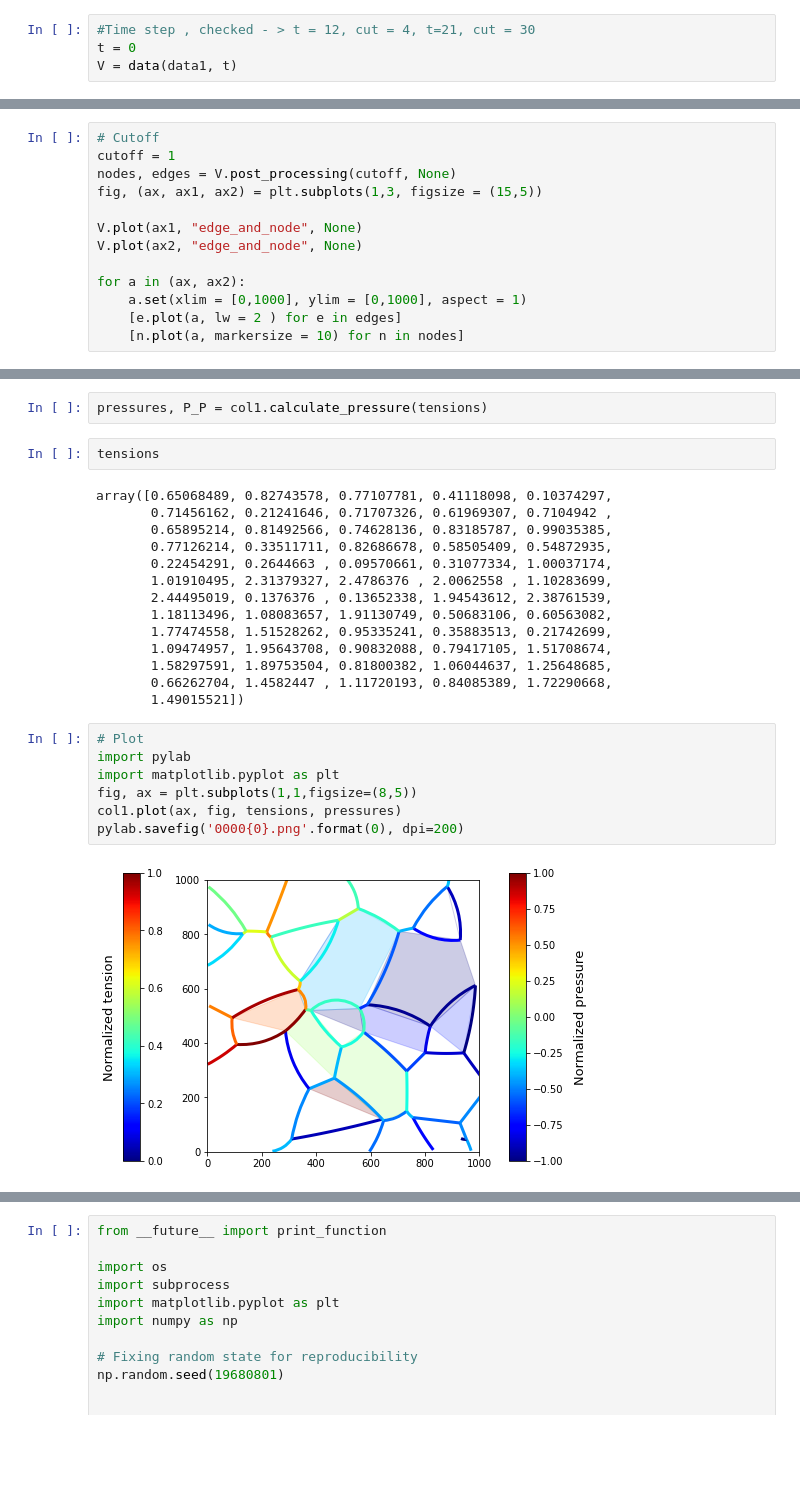
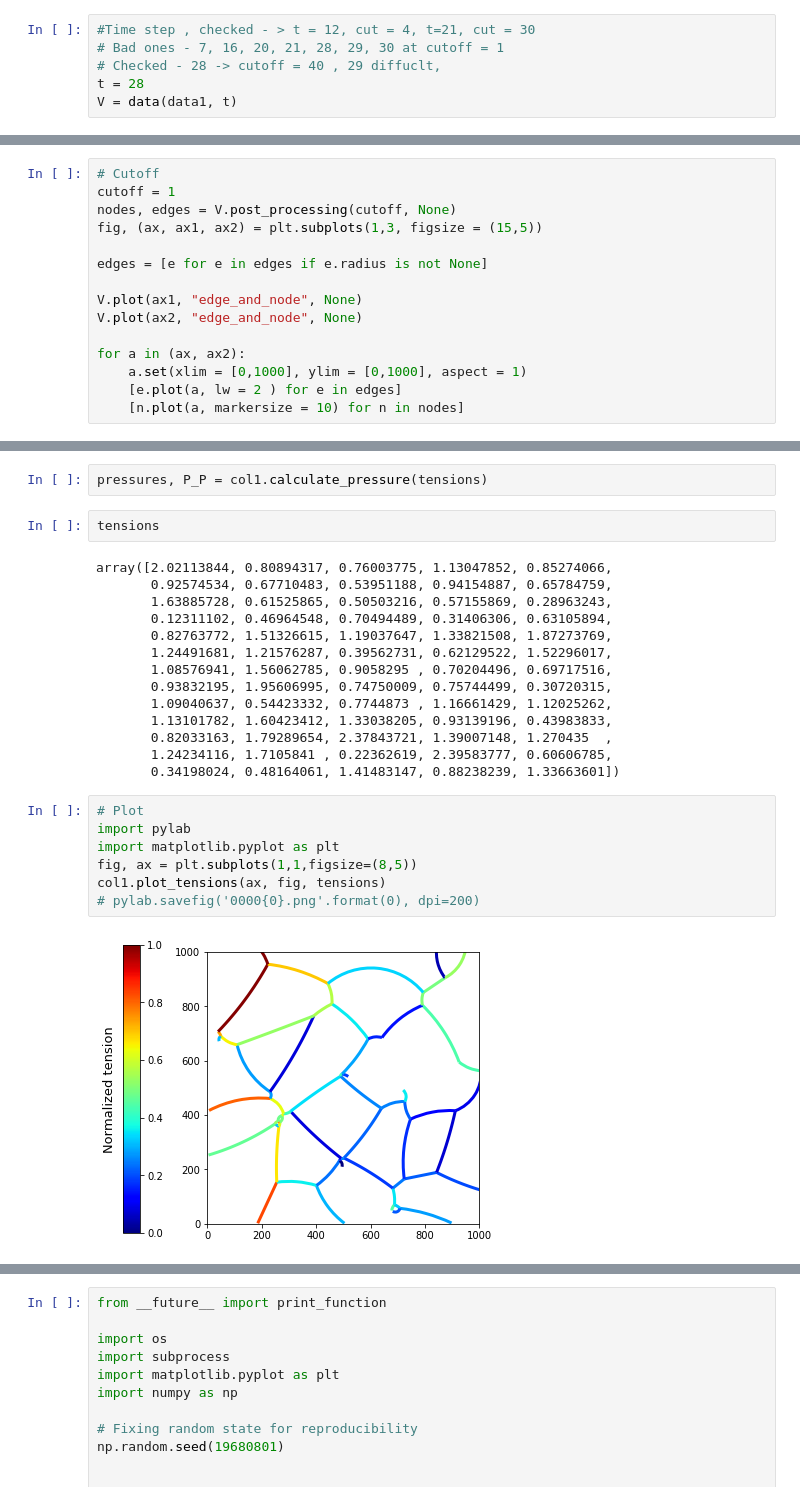
Before and after one commit to AllenCellModeling/DLITE, a Jupyter notebook: notebooks/Concise_format.ipynb, the cells around one changed output, grey strips where cells are left out. Drawn from its saved outputs; the diff is of its cells as text; blank space fills up the shorter version.

Commit message:
Remove bad tension edges
recalulate tensions by removing the edges that have tensions 3 standard deviations away from the mean

```diff
--- a/notebooks/Concise_format.ipynb
+++ b/notebooks/Concise_format.ipynb
@@ -63,7 +14,9 @@ Reciprocal condition number6.875968e-19
 # Load data structure at specified time
 # %%
 #Time step , checked - > t = 12, cut = 4, t=21, cut = 30
-t = 0
+# Bad ones - 7, 16, 20, 21, 28, 29, 30 at cutoff = 1
+# Checked - 28 -> cutoff = 40 , 29 diffuclt,
+t = 28
 V = data(data1, t)
 # %%
 # Plot
@@ -81,6 +34,8 @@ V.plot(ax2, "image", None)
 cutoff = 1
 nodes, edges = V.post_processing(cutoff, None)
 fig, (ax, ax1, ax2) = plt.subplots(1,3, figsize = (15,5))
+
+edges = [e for e in edges if e.radius is not None]
 
 V.plot(ax1, "edge_and_node", None)
 V.plot(ax2, "edge_and_node", None)
@@ -171,25 +193,25 @@ pressures, P_P = col1.calculate_pressure(tensions)
 # %%
 tensions
 # %% [output]
-array([0.65068489, 0.82743578, 0.77107781, 0.41118098, 0.10374297,
-       0.71456162, 0.21241646, 0.71707326, 0.61969307, 0.7104942 ,
-       0.65895214, 0.81492566, 0.74628136, 0.83185787, 0.99035385,
-       0.77126214, 0.33511711, 0.82686678, 0.58505409, 0.54872935,
-       0.22454291, 0.2644663 , 0.09570661, 0.31077334, 1.00037174,
-       1.01910495, 2.31379327, 2.4786376 , 2.0062558 , 1.10283699,
-       2.44495019, 0.1376376 , 0.13652338, 1.94543612, 2.38761539,
-       1.18113496, 1.08083657, 1.91130749, 0.50683106, 0.60563082,
-       1.77474558, 1.51528262, 0.95335241, 0.35883513, 0.21742699,
-       1.09474957, 1.95643708, 0.90832088, 0.79417105, 1.51708674,
-       1.58297591, 1.89753504, 0.81800382, 1.06044637, 1.25648685,
-       0.66262704, 1.4582447 , 1.11720193, 0.84085389, 1.72290668,
-       1.49015521])
+array([2.02113844, 0.80894317, 0.76003775, 1.13047852, 0.85274066,
+       0.92574534, 0.67710483, 0.53951188, 0.94154887, 0.65784759,
+       1.63885728, 0.61525865, 0.50503216, 0.57155869, 0.28963243,
+       0.12311102, 0.46964548, 0.70494489, 0.31406306, 0.63105894,
+       0.82763772, 1.51326615, 1.19037647, 1.33821508, 1.87273769,
+       1.24491681, 1.21576287, 0.39562731, 0.62129522, 1.52296017,
+       1.08576941, 1.56062785, 0.9058295 , 0.70204496, 0.69717516,
+       0.93832195, 1.95606995, 0.74750009, 0.75744499, 0.30720315,
+       1.09040637, 0.54423332, 0.7744873 , 1.16661429, 1.12025262,
+       1.13101782, 1.60423412, 1.33038205, 0.93139196, 0.43983833,
+       0.82033163, 1.79289654, 2.37843721, 1.39007148, 1.270435  ,
+       1.24234116, 1.7105841 , 0.22362619, 2.39583777, 0.60606785,
+       0.34198024, 0.48164061, 1.41483147, 0.88238239, 1.33663601])
 # %%
 # Plot
 import pylab
 import matplotlib.pyplot as plt
 fig, ax = plt.subplots(1,1,figsize=(8,5))
-col1.plot(ax, fig, tensions, pressures)
-pylab.savefig('0000{0}.png'.format(0), dpi=200)
+col1.plot_tensions(ax, fig, tensions)
+# pylab.savefig('0000{0}.png'.format(0), dpi=200)
 # %% [output]
-[figure, old version]
+[figure, new version]
```
Also changed, not shown: parts of 34 cells of this notebook, 4 other files.
